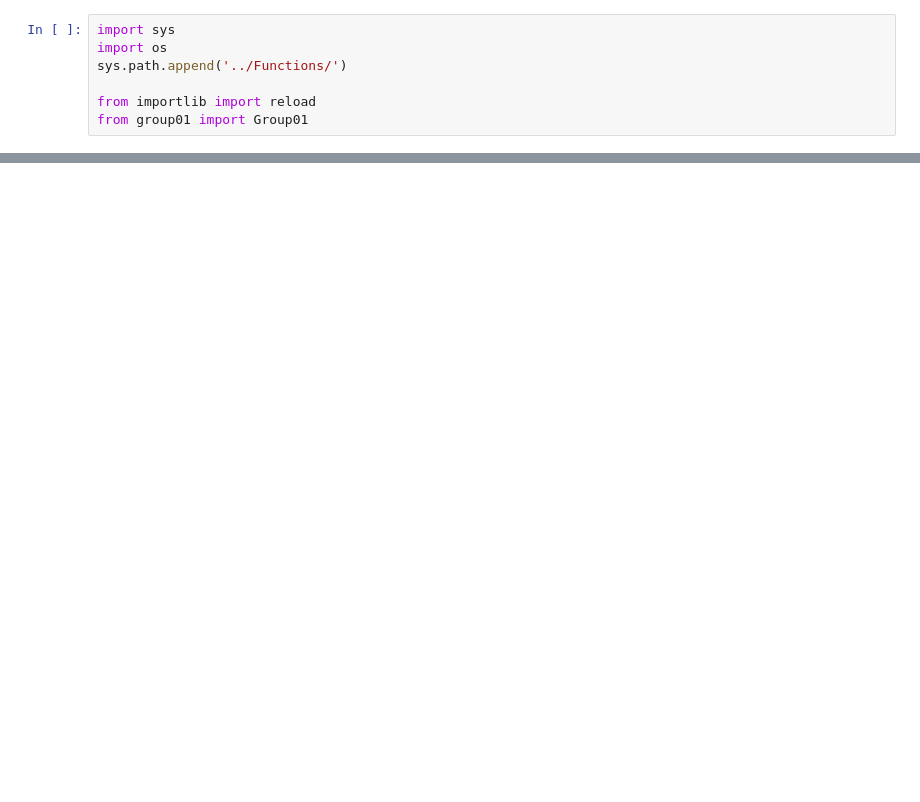
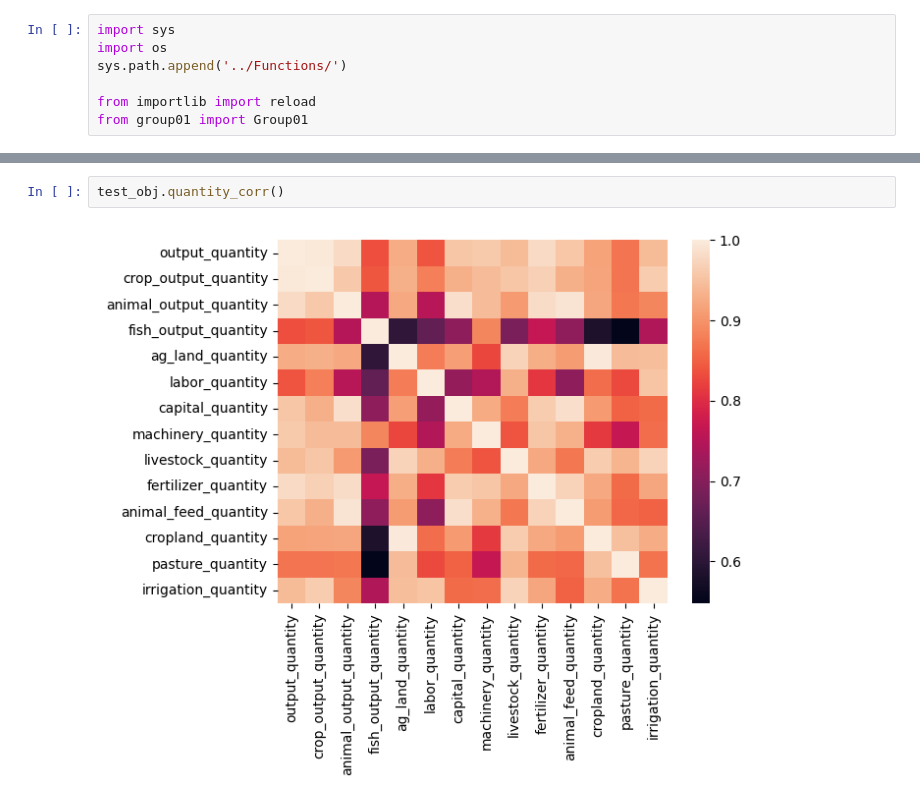
Before and after one commit to carlkrg/AP-Agros-Uni-Project, a Jupyter notebook: Testing/testing_notebook.ipynb, the cells around one changed output, grey strips where cells are left out. Saved outputs shown, nothing was run; the diff lists cells and outputs as text; blank space fills up the shorter version.

```diff
--- a/Testing/testing_notebook.ipynb
+++ b/Testing/testing_notebook.ipynb
@@ -24,0 +45,4 @@ reading data file into pandas dataframe...
+# %%
+test_obj.quantity_corr()
+# %% [output]
+[figure, added]
```
Also changed, not shown: parts of 2 cells of this notebook, 1 other file.
